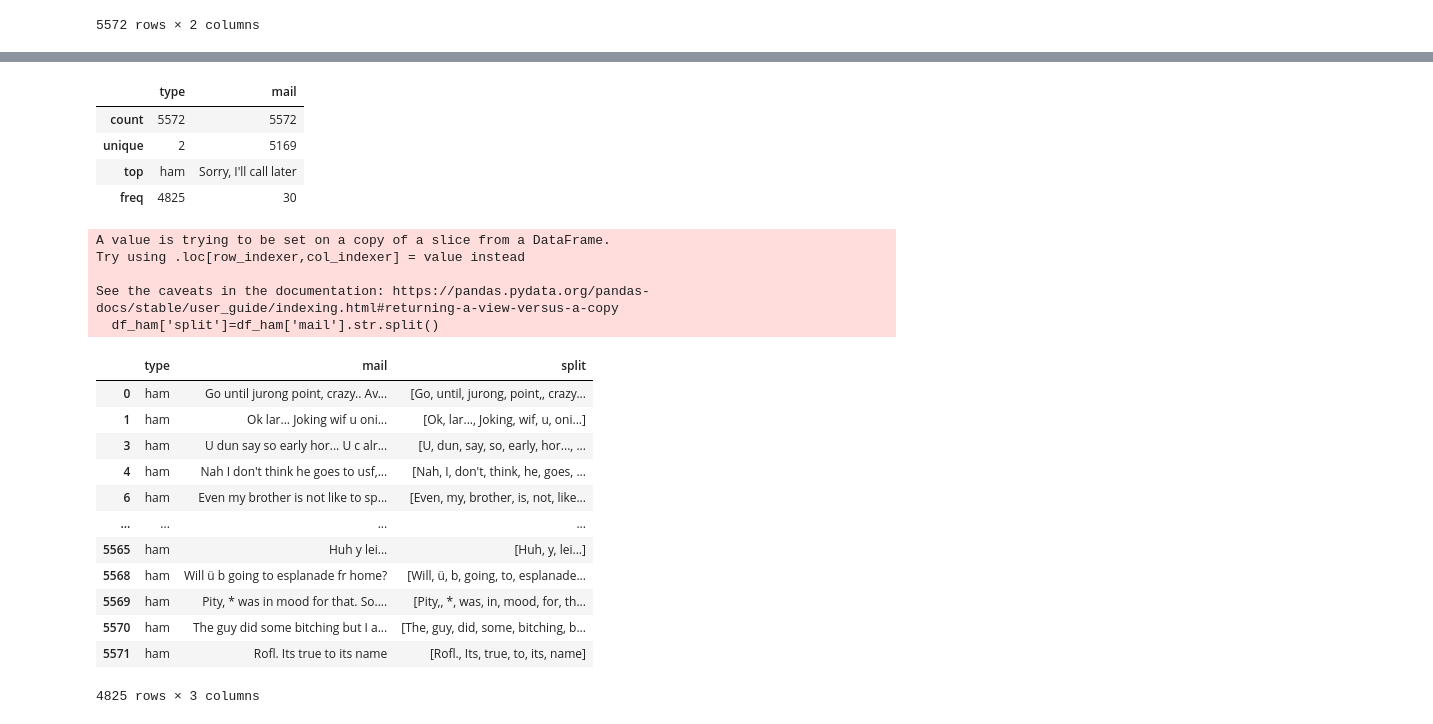
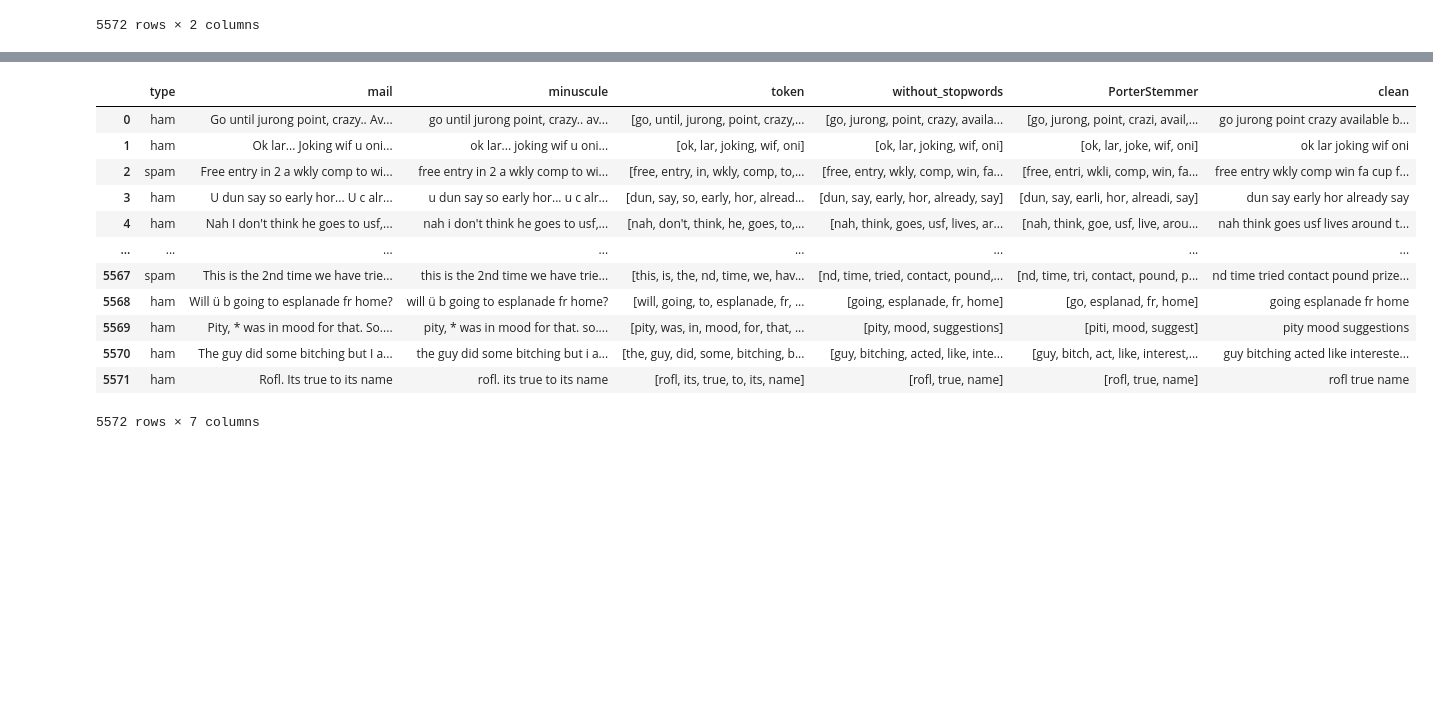
Before and after one commit to COMEWLECOME/Spam_Mohammed-Reda, a Jupyter notebook: SpamProject.ipynb, the cells around one changed output, grey strips where cells are left out. Saved outputs shown, nothing was run; the diff lists cells and outputs as text; code cells hidden in the pictures; blank space fills up the shorter version.

```diff
--- a/SpamProject.ipynb
+++ b/SpamProject.ipynb
@@ -22,0 +41,9 @@ df
+# %%
+# tokenizer avec RE (regular expressions)
+from nltk.tokenize import RegexpTokenizer
+nltk.download('punkt')
+
+tokenizer = RegexpTokenizer(r"[a-zA-Z]\w+\'?\w*")
+
+df['token'] = df['minuscule'].apply(lambda x: tokenizer.tokenize(x))
+df
@@ -22,0 +67,9 @@ df
+# %%
+
+from nltk.corpus import stopwords
+nltk.download('stopwords')
+# Supprimer les stop words
+stop = stopwords.words('english')
+
+df['without_stopwords']=df['token'].apply(lambda x: [word for word in x if word not in stop])
+df
@@ -22,0 +93,10 @@ df
+# %%
+
+from nltk.stem import PorterStemmer
+
+
+# stemmer notre list
+
+stemmer = PorterStemmer()
+df['PorterStemmer'] = df['without_stopwords'].apply(lambda x: [stemmer.stem(word) for word in x])
+df
@@ -22,0 +117,4 @@ df
+# %%
+
+df['clean'] = df['without_stopwords'].apply(lambda x: " ".join(x))
+df
@@ -23,32 +168,16 @@ df
 # %%
-df.describe()
+df
 # %% [output]
-|  | type | mail |
-| count | 5572 | 5572 |
-| unique | 2 | 5169 |
-| top | ham | Sorry, I'll call later |
-| freq | 4825 | 30 |
+|  | type | mail | minuscule | token | without_stopwords | PorterStemmer | clean |
+| 0 | ham | Go until jurong point, crazy.. Av... | go until jurong point, crazy.. av... | [go, until, jurong, point, crazy,... | [go, jurong, point, crazy, availa... | [go, jurong, point, crazi, avail,... | go jurong point crazy available b... |
+| 1 | ham | Ok lar... Joking wif u oni... | ok lar... joking wif u oni... | [ok, lar, joking, wif, oni] | [ok, lar, joking, wif, oni] | [ok, lar, joke, wif, oni] | ok lar joking wif oni |
+| 2 | spam | Free entry in 2 a wkly comp to wi... | free entry in 2 a wkly comp to wi... | [free, entry, in, wkly, comp, to,... | [free, entry, wkly, comp, win, fa... | [free, entri, wkli, comp, win, fa... | free entry wkly comp win fa cup f... |
+| 3 | ham | U dun say so early hor... U c alr... | u dun say so early hor... u c alr... | [dun, say, so, early, hor, alread... | [dun, say, early, hor, already, say] | [dun, say, earli, hor, alreadi, say] | dun say early hor already say |
+| 4 | ham | Nah I don't think he goes to usf,... | nah i don't think he goes to usf,... | [nah, don't, think, he, goes, to,... | [nah, think, goes, usf, lives, ar... | [nah, think, goe, usf, live, arou... | nah think goes usf lives around t... |
+| ... | ... | ... | ... | ... | ... | ... | ... |
+| 5567 | spam | This is the 2nd time we have trie... | this is the 2nd time we have trie... | [this, is, the, nd, time, we, hav... | [nd, time, tried, contact, pound,... | [nd, time, tri, contact, pound, p... | nd time tried contact pound prize... |
+| 5568 | ham | Will ü b going to esplanade fr home? | will ü b going to esplanade fr home? | [will, going, to, esplanade, fr, ... | [going, esplanade, fr, home] | [go, esplanad, fr, home] | going esplanade fr home |
+| 5569 | ham | Pity, * was in mood for that. So.... | pity, * was in mood for that. so.... | [pity, was, in, mood, for, that, ... | [pity, mood, suggestions] | [piti, mood, suggest] | pity mood suggestions |
+| 5570 | ham | The guy did some bitching but I a... | the guy did some bitching but i a... | [the, guy, did, some, bitching, b... | [guy, bitching, acted, like, inte... | [guy, bitch, act, like, interest,... | guy bitching acted like intereste... |
+| 5571 | ham | Rofl. Its true to its name | rofl. its true to its name | [rofl, its, true, to, its, name] | [rofl, true, name] | [rofl, true, name] | rofl true name |
+5572 rows × 7 columns
-# %%
-df_ham=df[df['type']=='ham']
-
-df_ham['split']=df_ham['mail'].str.split()
-df_ham
-# %% [output]
-A value is trying to be set on a copy of a slice from a DataFrame.
-Try using .loc[row_indexer,col_indexer] = value instead
-
-See the caveats in the documentation: https://pandas.pydata.org/pandas-docs/stable/user_guide/indexing.html#returning-a-view-versus-a-copy
-  df_ham['split']=df_ham['mail'].str.split()
-|  | type | mail | split |
-| 0 | ham | Go until jurong point, crazy.. Av... | [Go, until, jurong, point,, crazy... |
-| 1 | ham | Ok lar... Joking wif u oni... | [Ok, lar..., Joking, wif, u, oni...] |
-| 3 | ham | U dun say so early hor... U c alr... | [U, dun, say, so, early, hor..., ... |
-| 4 | ham | Nah I don't think he goes to usf,... | [Nah, I, don't, think, he, goes, ... |
-| 6 | ham | Even my brother is not like to sp... | [Even, my, brother, is, not, like... |
-| ... | ... | ... | ... |
-| 5565 | ham | Huh y lei... | [Huh, y, lei...] |
-| 5568 | ham | Will ü b going to esplanade fr home? | [Will, ü, b, going, to, esplanade... |
-| 5569 | ham | Pity, * was in mood for that. So.... | [Pity,, *, was, in, mood, for, th... |
-| 5570 | ham | The guy did some bitching but I a... | [The, guy, did, some, bitching, b... |
-| 5571 | ham | Rofl. Its true to its name | [Rofl., Its, true, to, its, name] |
-4825 rows × 3 columns
```
Also changed, not shown: parts of 18 cells of this notebook.
